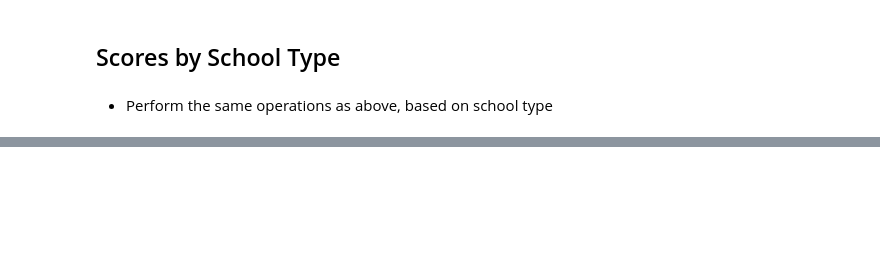
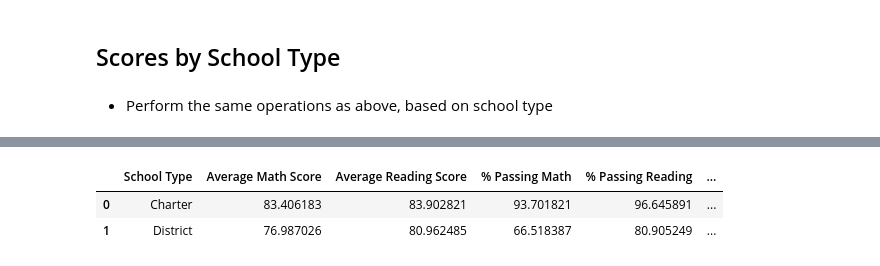
Before and after one commit to ltrentino/pandas-challenge, a Jupyter notebook: PyCitySchools/PyCitySchools_starter.ipynb, the cells around one changed output, grey strips where cells are left out. Drawn from its saved outputs; the diff is of its cells as text; code cells hidden in the pictures; blank space fills up the shorter version.

```diff
--- a/PyCitySchools/PyCitySchools_starter.ipynb
+++ b/PyCitySchools/PyCitySchools_starter.ipynb
@@ -304,0 +335,23 @@ means
+# %%
+# No bins needed as there are only two groups: Charter and District
+school_data_complete["type"].value_counts()
+
+
+
+# group by School Type and find averages for math score, reading score, pass math, pass reading and overall pass
+means = school_data_complete.groupby(["type"], as_index=False)[["math_score","reading_score", "pass_math","pass_reading", "pass_overall"]].mean()
+
+# save results to a table df
+scores_by_school_type =pd.DataFrame({
+    "School Type": means["type"],
+    "Average Math Score": means["math_score"],
+    "Average Reading Score": means["reading_score"],
+    "% Passing Math": means["pass_math"]*100,
+    "% Passing Reading": means["pass_reading"]*100,
+    "% Overall Passing": means["pass_overall"]*100
+ })
+scores_by_school_type
+# %% [output]
+|  | School Type | Average Math Score | Average Reading Score | % Passing Math | % Passing Reading | ... |
+| 0 | Charter | 83.406183 | 83.902821 | 93.701821 | 96.645891 | ... |
+| 1 | District | 76.987026 | 80.962485 | 66.518387 | 80.905249 | ... |
```
Also changed, not shown: parts of 11 cells of this notebook.
